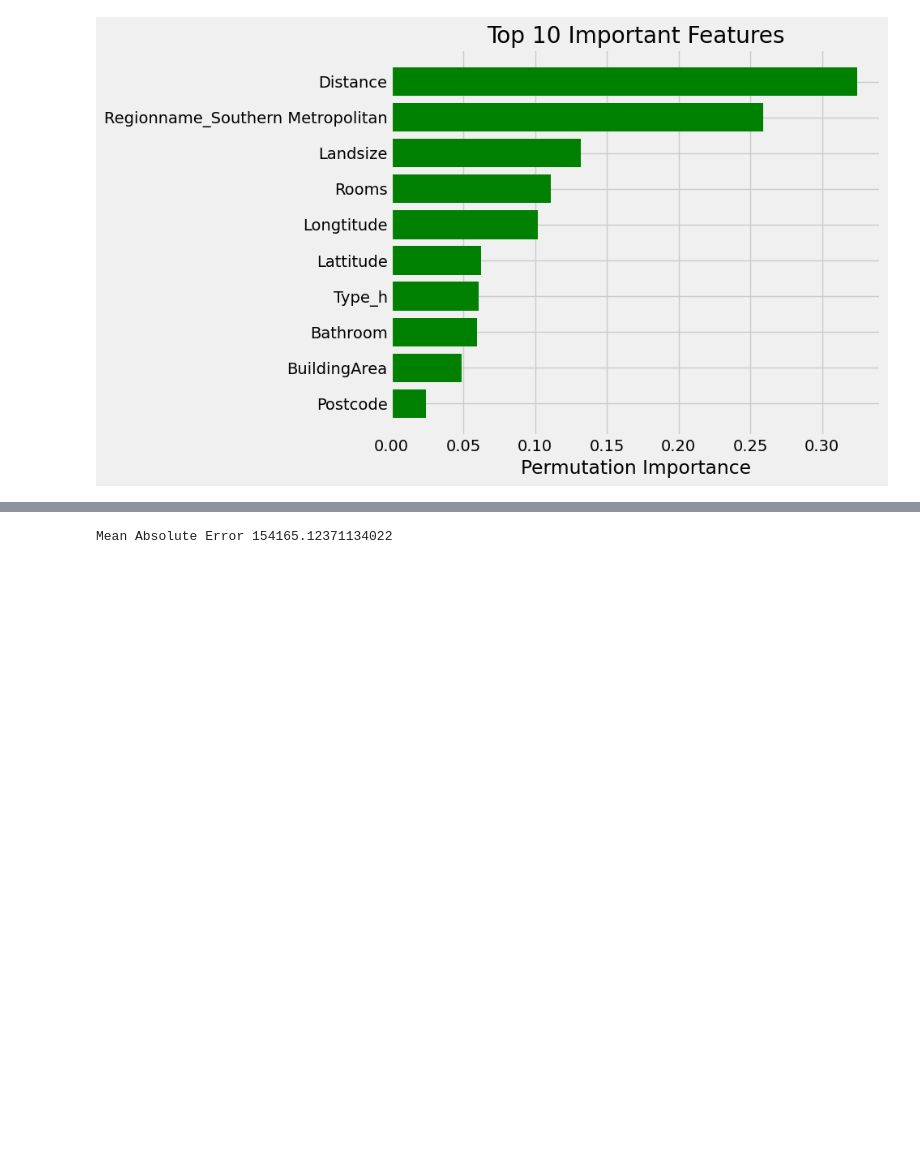
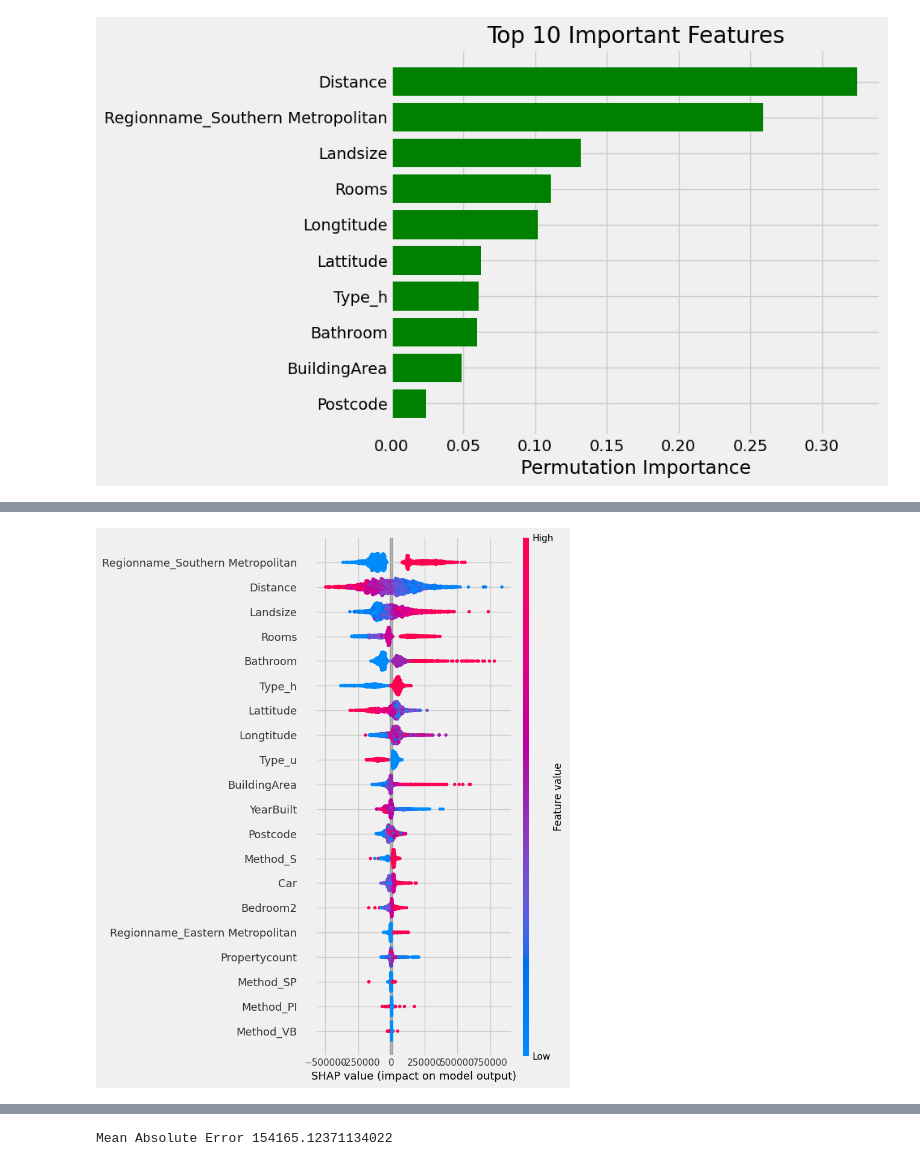
Before and after one commit to godsonginika/Data-Science-ML-Projects, a Jupyter notebook: House Price Prediction.ipynb, the cells around one changed output, grey strips where cells are left out. Saved outputs shown, nothing was run; the diff lists cells and outputs as text; code cells hidden in the pictures; blank space fills up the shorter version.

```diff
--- a/House Price Prediction.ipynb
+++ b/House Price Prediction.ipynb
@@ -157,0 +217,19 @@ plt.show()
+# %%
+# SHAP SUMMARY PLOT
+# Extract the trained model from the pipeline
+model_only = my_pipeline.named_steps["model"]
+
+# Create a SHAP explainer for the tree-based model (e.g., XGBoost)
+explainer = shap.TreeExplainer(model_only)
+
+# calculate shap values. This is what we will plot.
+# Calculate shap_values for all of X_validation data rather than a single row, to have more data for plot.
+shap_values = explainer.shap_values(X_valid_transformed)
+
+# Wrap the transformed X vallidation data in a DataFrame, assigning cleaned feature names as column labels
+# This ensures SHAP can display readable feature names instead of "Feature 0", "Feature 1", etc.
+X_valid_transformed_df = pd.DataFrame(X_valid_transformed, columns=cleaned_feature_names)
+
+shap.summary_plot(shap_values, X_valid_transformed_df)
+# %% [output]
+[figure, added]
```
Also changed, not shown: parts of 6 cells of this notebook.
